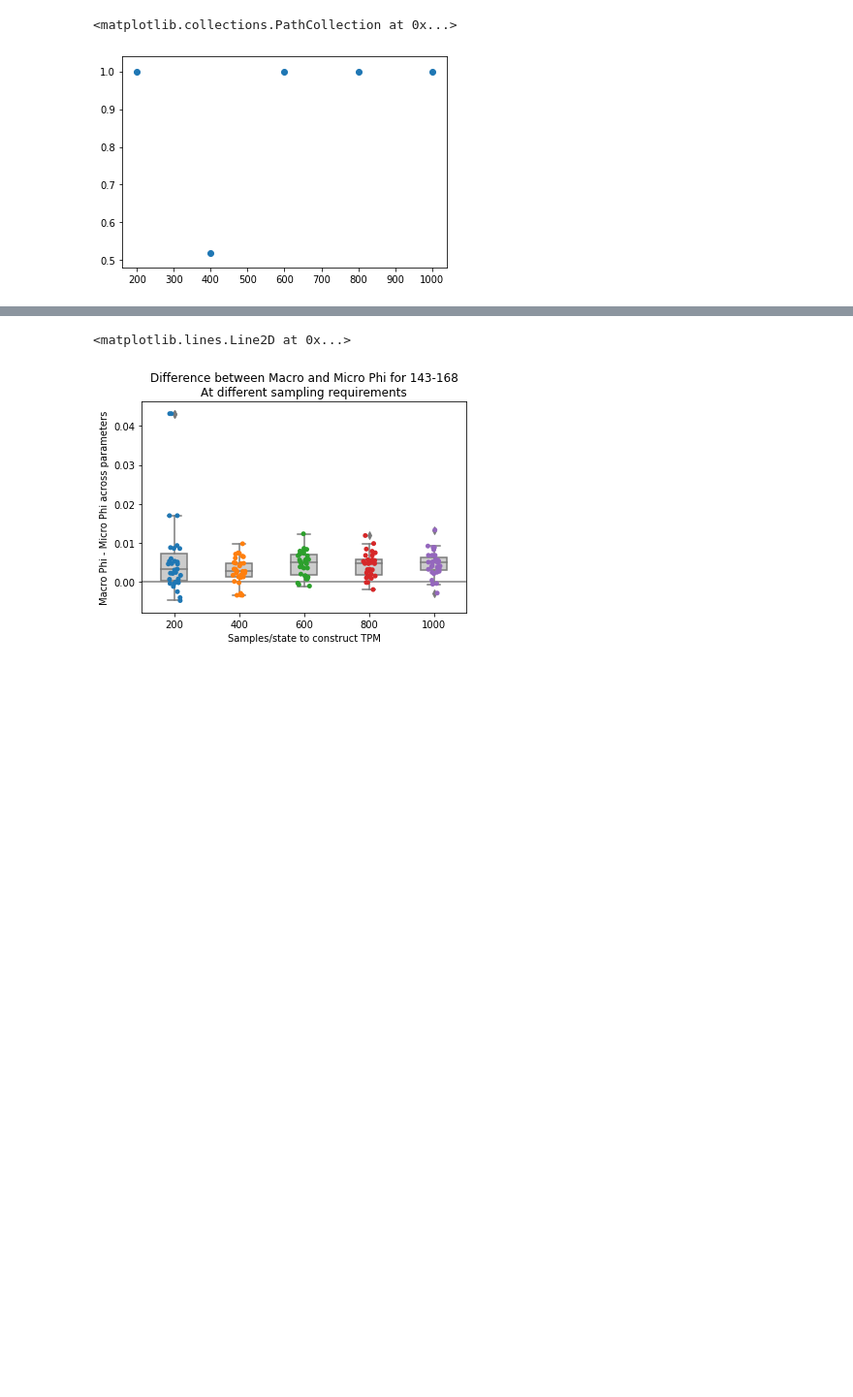
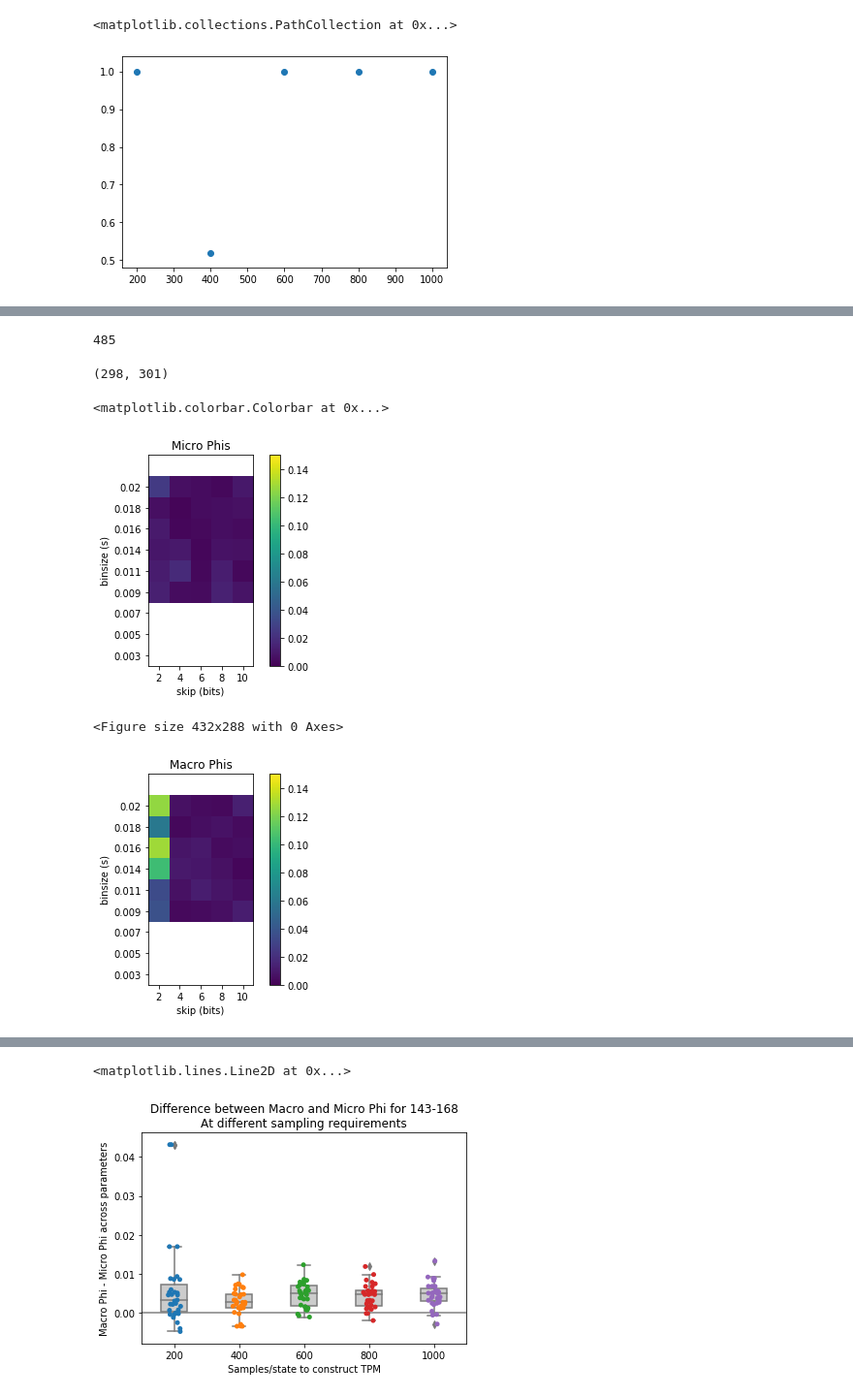
Before and after one commit to mmasque/temporal_emergence, a Jupyter notebook: spiking_statistics.ipynb, the cells around one changed output, grey strips where cells are left out. Shown: that part at 97% size. Drawn from its saved outputs; the diff is of its cells as text; code cells hidden in the pictures; blank space fills up the shorter version.

```diff
--- a/spiking_statistics.ipynb
+++ b/spiking_statistics.ipynb
@@ -259,13 +285,68 @@ plt.scatter([200,400,600,800,1000], win_probs)
 diffs = []
 max_micros = []
 max_macros = []
-for i in range(micro_macros_bidirectionally.shape[0]):
-    max_micro = np.nanmax(micro_macros_bidirectionally[i,0])
-    max_macro = np.nanmax(micro_macros_bidirectionally[i,1])
-
-    diffs.append(max_macro - max_micro)
+max_diff_ind, max_diff = 0, 0
+for i in range(all_coarsegrains.shape[0]):
+    max_micro = np.nanmax(all_coarsegrains[i,0])
+    max_macro = np.nanmax(all_coarsegrains[i,1])
+    if all_coarsegrains[i,2] == (143,168):
+        print(i)
+    d = max_macro - max_micro
+    diffs.append(d)
     max_micros.append(max_micro)
     max_macros.append(max_macro)
+
+    if d > max_diff:
+        max_diff_ind, max_diff = i, d
+# %% [output]
+485
+# %%
+print(all_coarsegrains[max_diff_ind, 2])
+macro_phis = all_coarsegrains[max_diff_ind, 1]
+micro_phis = all_coarsegrains[max_diff_ind, 0]
+
+skips_corrected = list(range(2,11,2))
+
+max_binsize = 0.02  # 20 ms bins
+min_binsize = 0.0029 # skip 1ms bins  -   never work and are very slow to compute
+num_binsizes = 9
+binsizes = np.linspace(min_binsize, max_binsize, num_binsizes)
+
+fig, ax = plt.subplots()
+
+plt.imshow(micro_phis, vmin=0, vmax=0.15)
+plt.title("Micro Phis")
+plt.xlabel("skip (bits)")
+plt.xticks(ticks=range(len(skips_corrected)), labels=skips_corrected)
+
+plt.ylabel("binsize (s)")
+roundedbinsizes = np.round(binsizes, 3)
+plt.yticks(ticks=range(len(binsizes)), labels=roundedbinsizes)
+ax.set_ylim(-0.5, 9.5)
+
+plt.colorbar()
+
+
+plt.figure()
+fig, ax = plt.subplots()
+
+plt.imshow(macro_phis, vmin=0, vmax=0.15)
+plt.title("Macro Phis")
+plt.xlabel("skip (bits)")
+plt.xticks(ticks=range(len(skips_corrected)), labels=skips_corrected)
+
+plt.ylabel("binsize (s)")
+roundedbinsizes = np.round(binsizes, 3)
+plt.yticks(ticks=range(len(binsizes)), labels=roundedbinsizes)
+ax.set_ylim(-0.5, 9.5)
+
+plt.colorbar()
+# %% [output]
+(298, 301)
+<matplotlib.colorbar.Colorbar at 0x...>
+[figure, added]
+<Figure size 432x288 with 0 Axes>
+[figure, added]
 # %%
 import seaborn as sns
 diffs = np.array(diffs)
```
Also changed, not shown: parts of 6 cells of this notebook, 4 other files.
